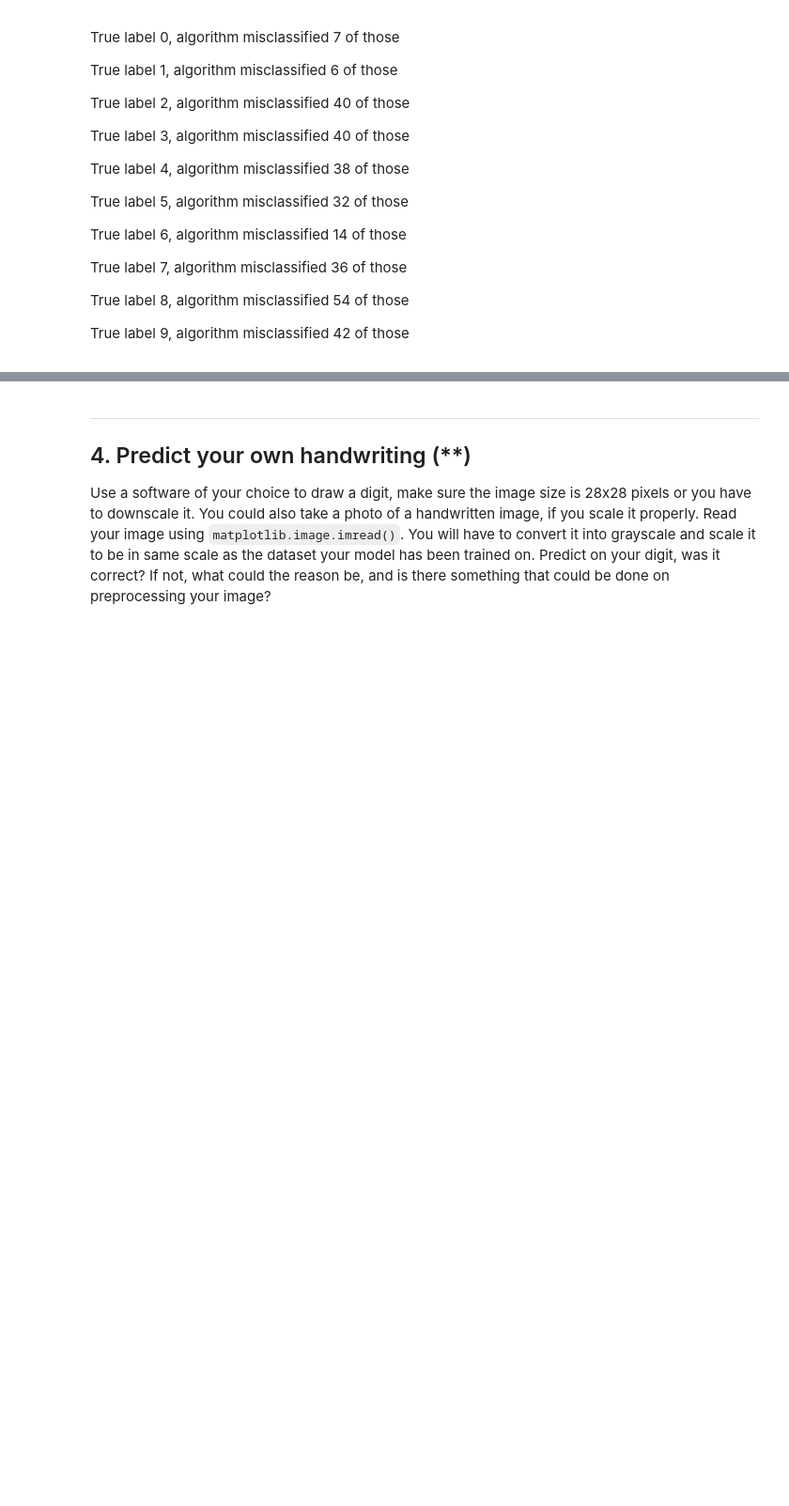
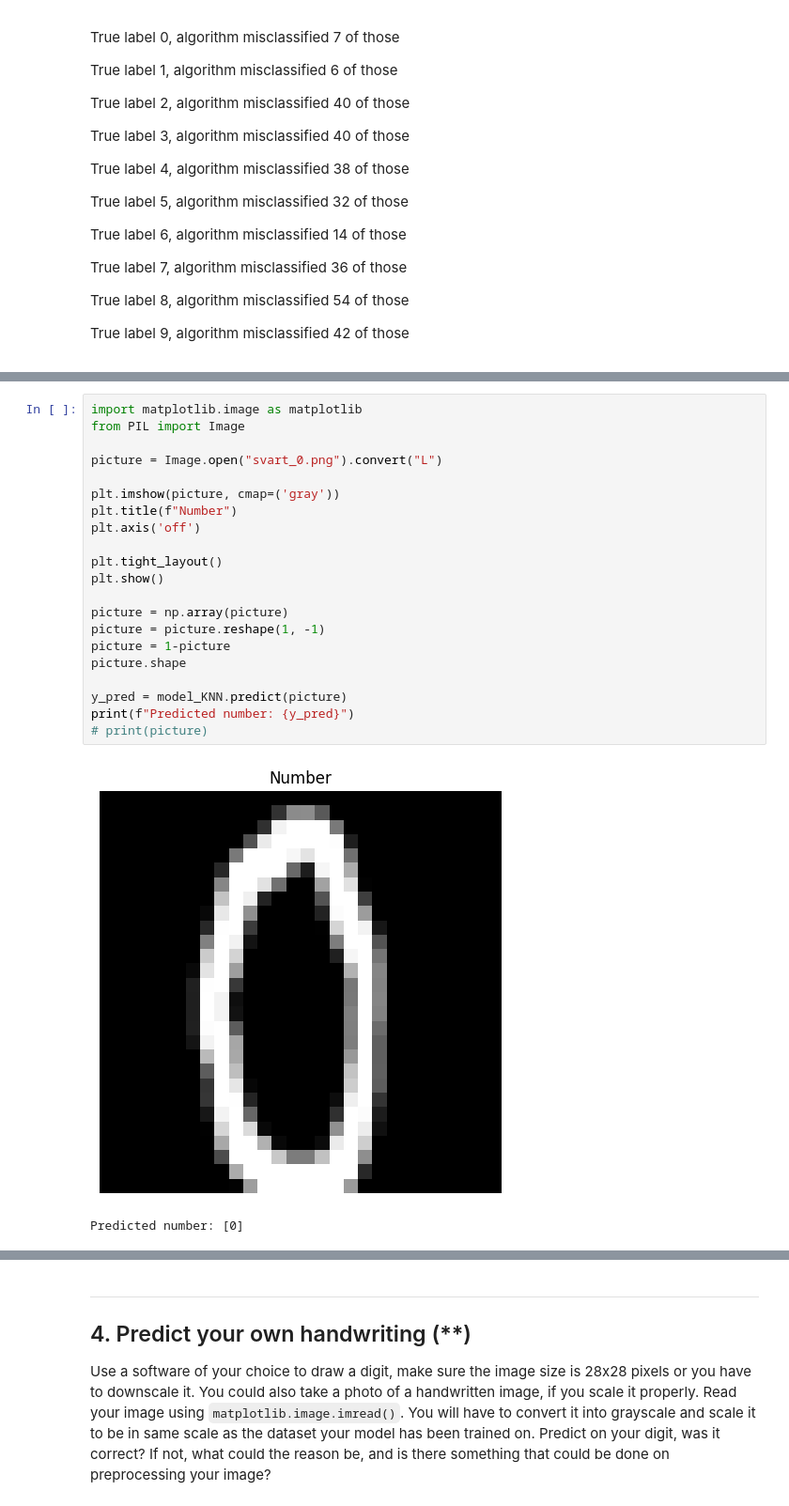
Before and after one commit to MrEcE0046/Machine-Learning, a Jupyter notebook: EX/E03_KNN.ipynb, the cells around one changed output, grey strips where cells are left out. Shown at 94% size. Cells and saved outputs as stored; diff of their text form; folded sections open; blank space fills up the shorter version.

```diff
--- a/EX/E03_KNN.ipynb
+++ b/EX/E03_KNN.ipynb
@@ -165,0 +248,24 @@ True label 9, algorithm misclassified 42 of those
+# %%
+import matplotlib.image as matplotlib
+from PIL import Image
+
+picture = Image.open("svart_0.png").convert("L")
+
+plt.imshow(picture, cmap=('gray'))
+plt.title(f"Number")
+plt.axis('off')
+
+plt.tight_layout()
+plt.show()
+
+picture = np.array(picture)
+picture = picture.reshape(1, -1)
+picture = 1-picture
+picture.shape
+
+y_pred = model_KNN.predict(picture)
+print(f"Predicted number: {y_pred}")
+# print(picture)
+# %% [output]
+[figure, added]
+Predicted number: [0]
```
Also changed, not shown: parts of 146 cells of this notebook, 4 other files.
